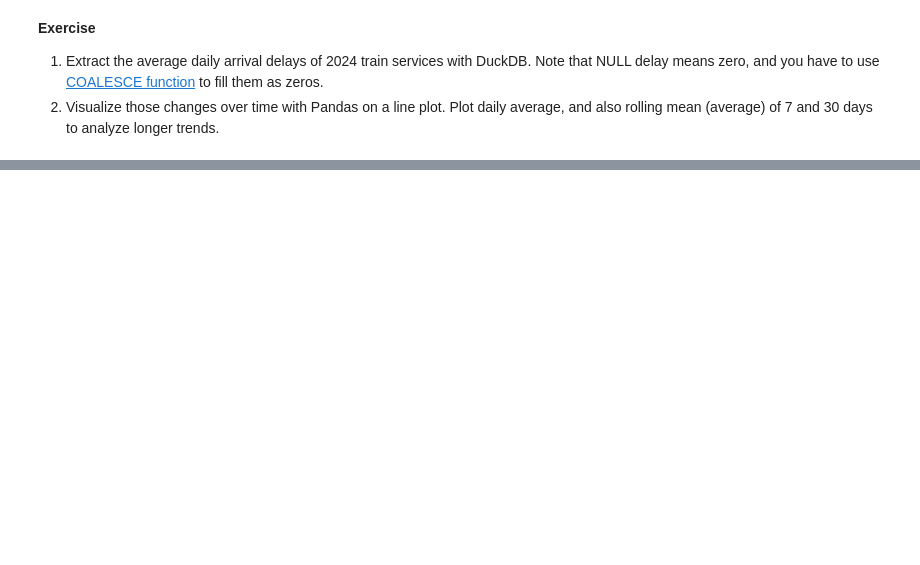
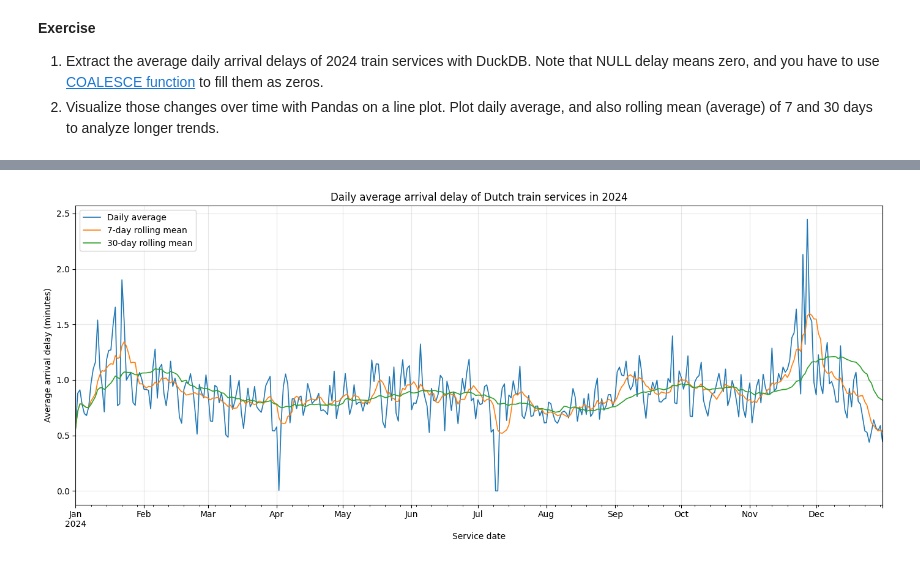
Before and after one commit to VictorRadelytskyi/MLOps_course_AGH, a Jupyter notebook: lab02/notebook_02_duckdb.ipynb, the cells around one changed output, grey strips where cells are left out. Cells and saved outputs as stored; diff of their text form; code cells hidden in the pictures; blank space fills up the shorter version.

```diff
--- a/lab02/notebook_02_duckdb.ipynb
+++ b/lab02/notebook_02_duckdb.ipynb
@@ -262,3 +669,23 @@ df_disruptions_statistics.plot.barh(x="cause", y="cause_frequency")
 
 1. Extract the average daily arrival delays of 2024 train services with DuckDB. Note that NULL delay means zero, and you have to use [COALESCE function](https://duckdb.org/docs/stable/sql/functions/utility.html#coalesceexpr-) to fill them as zeros.
 2. Visualize those changes over time with Pandas on a line plot. Plot daily average, and also rolling mean (average) of 7 and 30 days to analyze longer trends.
+# %%
+import pandas as pd
+
+daily_arrival_delays = db.sql("""
+SELECT "Service:Date" AS service_date,
+       AVG(COALESCE("Stop:Arrival delay", 0)) AS avg_arrival_delay_minutes
+FROM services
+GROUP BY "Service:Date"
+ORDER BY service_date
+""").df()
+
+daily_arrival_delays["service_date"] = pd.to_datetime(daily_arrival_delays["service_date"])
+daily_arrival_delays["rolling_7_day_mean"] = daily_arrival_delays[
+    "avg_arrival_delay_minutes"
+].rolling(window=7, min_periods=1).mean()
+daily_arrival_delays["rolling_30_day_mean"] = daily_arrival_delays[
+    "avg_arrival_delay_minutes"
+].rolling(window=30, min_periods=1).mean()
+
+daily_arrival_delays.head()
@@ -264,0 +699,19 @@ df_disruptions_statistics.plot.barh(x="cause", y="cause_frequency")
+# %%
+import matplotlib.pyplot as plt
+
+fig, ax = plt.subplots(figsize=(14, 6))
+daily_arrival_delays.plot(
+    x="service_date",
+    y=["avg_arrival_delay_minutes", "rolling_7_day_mean", "rolling_30_day_mean"],
+    ax=ax,
+    linewidth=1.2,
+)
+ax.set_title("Daily average arrival delay of Dutch train services in 2024")
+ax.set_xlabel("Service date")
+ax.set_ylabel("Average arrival delay (minutes)")
+ax.legend(["Daily average", "7-day rolling mean", "30-day rolling mean"])
+ax.grid(True, alpha=0.3)
+fig.tight_layout()
+plt.show()
+# %% [output]
+[figure, added]
```
Also changed, not shown: parts of 27 cells of this notebook, 3 other files.
